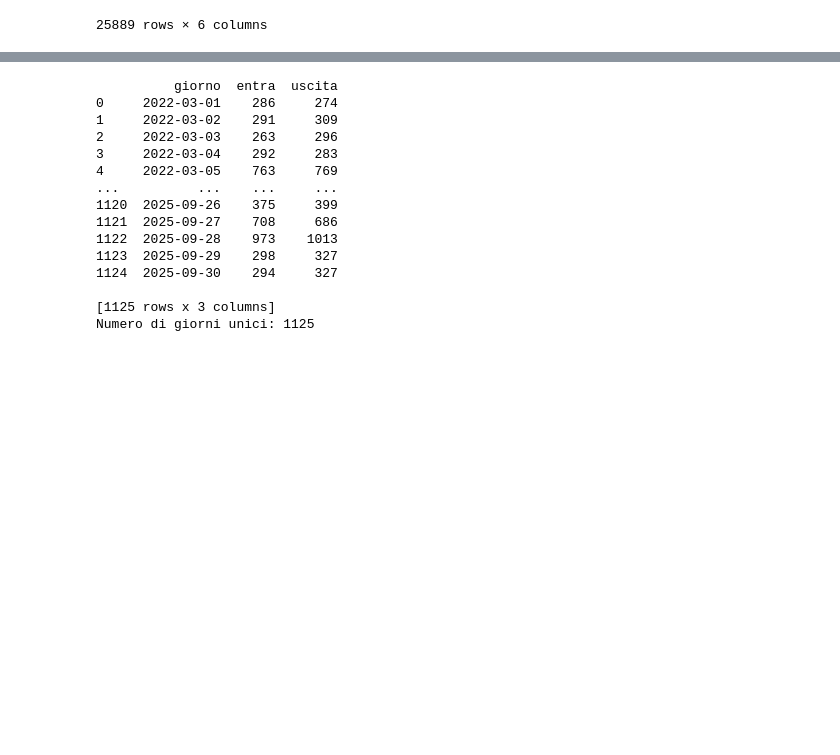
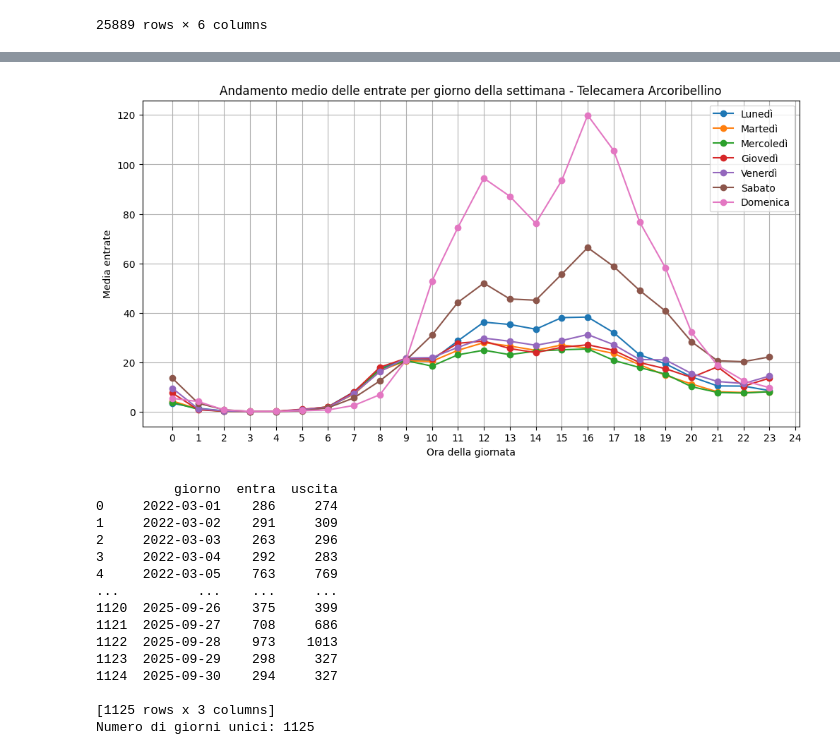
Before and after one commit to nbicocchi/S4C-Project, a Jupyter notebook: experiments/datasetTelecamere/pedestrians/experiment.ipynb, the cells around one changed output, grey strips where cells are left out. Saved outputs shown, nothing was run; the diff lists cells and outputs as text; code cells hidden in the pictures; blank space fills up the shorter version.

```diff
--- a/experiments/datasetTelecamere/pedestrians/experiment.ipynb
+++ b/experiments/datasetTelecamere/pedestrians/experiment.ipynb
@@ -57,3 +66,29 @@ plt.show()
+# %%
+# Estrai giorno della settimana e ora
+df_cam["giorno_settimana"] = df_cam["datetime"].dt.dayofweek  # 0=lunedì, 6=domenica
+df_cam["ora"] = df_cam["datetime"].dt.hour
+
+# Raggruppa per giorno della settimana e ora, calcola la media delle entrate
+weekly_avg = df_cam.groupby(["giorno_settimana", "ora"])["uscita"].mean().reset_index()
+
+# Definisci i nomi dei giorni
+giorni = ["Lunedì", "Martedì", "Mercoledì", "Giovedì", "Venerdì", "Sabato", "Domenica"]
+
+# Grafico
+plt.figure(figsize=(12, 6))
+for i in range(7):
+    subset = weekly_avg[weekly_avg["giorno_settimana"] == i]
+    plt.plot(subset["ora"], subset["uscita"], marker='o', label=giorni[i])
+
+plt.xlabel("Ora della giornata")
+plt.ylabel("Media entrate")
+plt.title(f"Andamento medio delle entrate per giorno della settimana - Telecamera {telecamera_scelta}")
+plt.xticks(range(0,25))
+plt.grid(True)
+plt.legend()
+plt.show()
+# %% [output]
+[figure, added]
 # %%
 # Aggrega per giorno (somma ingressi e uscite)
 daily_totals = df_cam.groupby("giorno")[["entra", "uscita"]].sum().reset_index()
```
Also changed, not shown: parts of 7 cells of this notebook, 1 other file.
